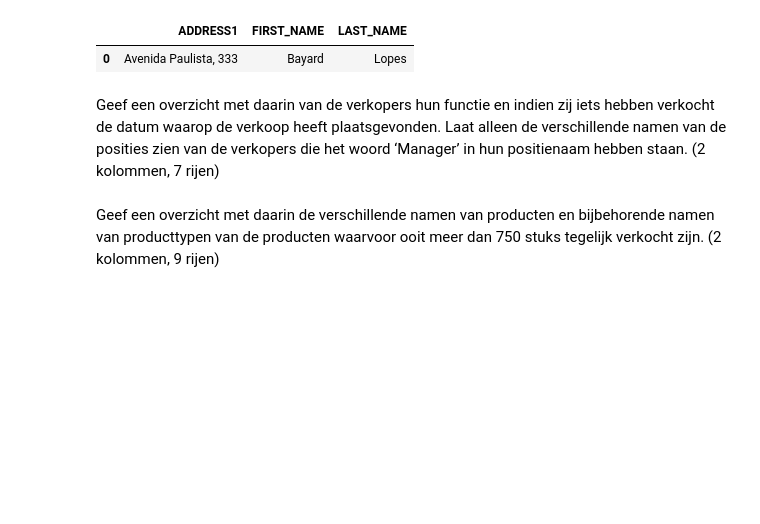
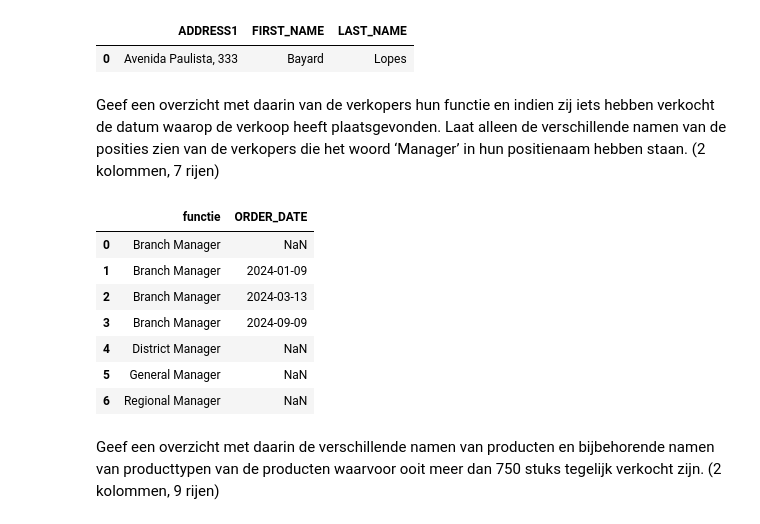
Before and after one commit to alex24106429/DEAI-Portfolio, a Jupyter notebook: week_1/werkcollege_2/Opdrachten_w1_wc2.ipynb, the cells around one changed output. Cells and saved outputs as stored; diff of their text form; code cells hidden in the pictures; blank space fills up the shorter version.

Commit message:
overzicht verkopers functie en verkocht datum

```diff
--- a/week_1/werkcollege_2/Opdrachten_w1_wc2.ipynb
+++ b/week_1/werkcollege_2/Opdrachten_w1_wc2.ipynb
@@ -285,6 +285,17 @@ pd.read_sql_query(
 | 0 | Avenida Paulista, 333 | Bayard | Lopes |
 # %% [markdown]
 Geef een overzicht met daarin van de verkopers hun functie en indien zij iets hebben verkocht de datum waarop de verkoop heeft plaatsgevonden. Laat alleen de verschillende namen van de posities zien van de verkopers die het woord ‘Manager’ in hun positienaam hebben staan. (2 kolommen, 7 rijen)
+# %%
+pd.read_sql_query("SELECT DISTINCT(s.position_en) AS functie, o.order_date FROM sales_staff s LEFT JOIN order_header o ON s.sales_staff_code = o.sales_staff_code WHERE s.position_en LIKE '%Manager%' ORDER BY s.position_en", connection)
+# %% [output]
+|  | functie | ORDER_DATE |
+| 0 | Branch Manager | NaN |
+| 1 | Branch Manager | 2024-01-09 |
+| 2 | Branch Manager | 2024-03-13 |
+| 3 | Branch Manager | 2024-09-09 |
+| 4 | District Manager | NaN |
+| 5 | General Manager | NaN |
+| 6 | Regional Manager | NaN |
 # %% [markdown]
 Geef een overzicht met daarin de verschillende namen van producten en bijbehorende namen van producttypen van de producten waarvoor ooit meer dan 750 stuks tegelijk verkocht zijn. (2 kolommen, 9 rijen)
 # %% [markdown]
```
